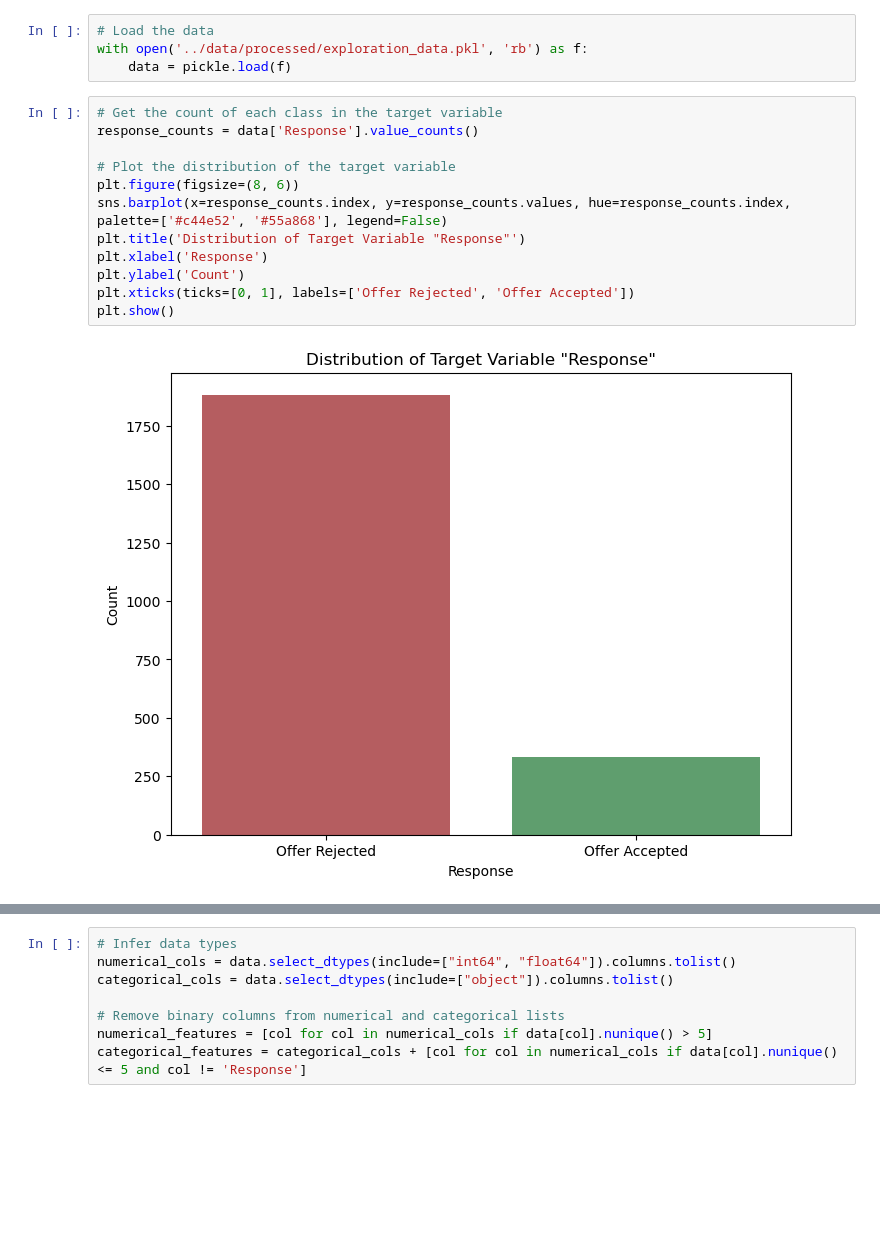
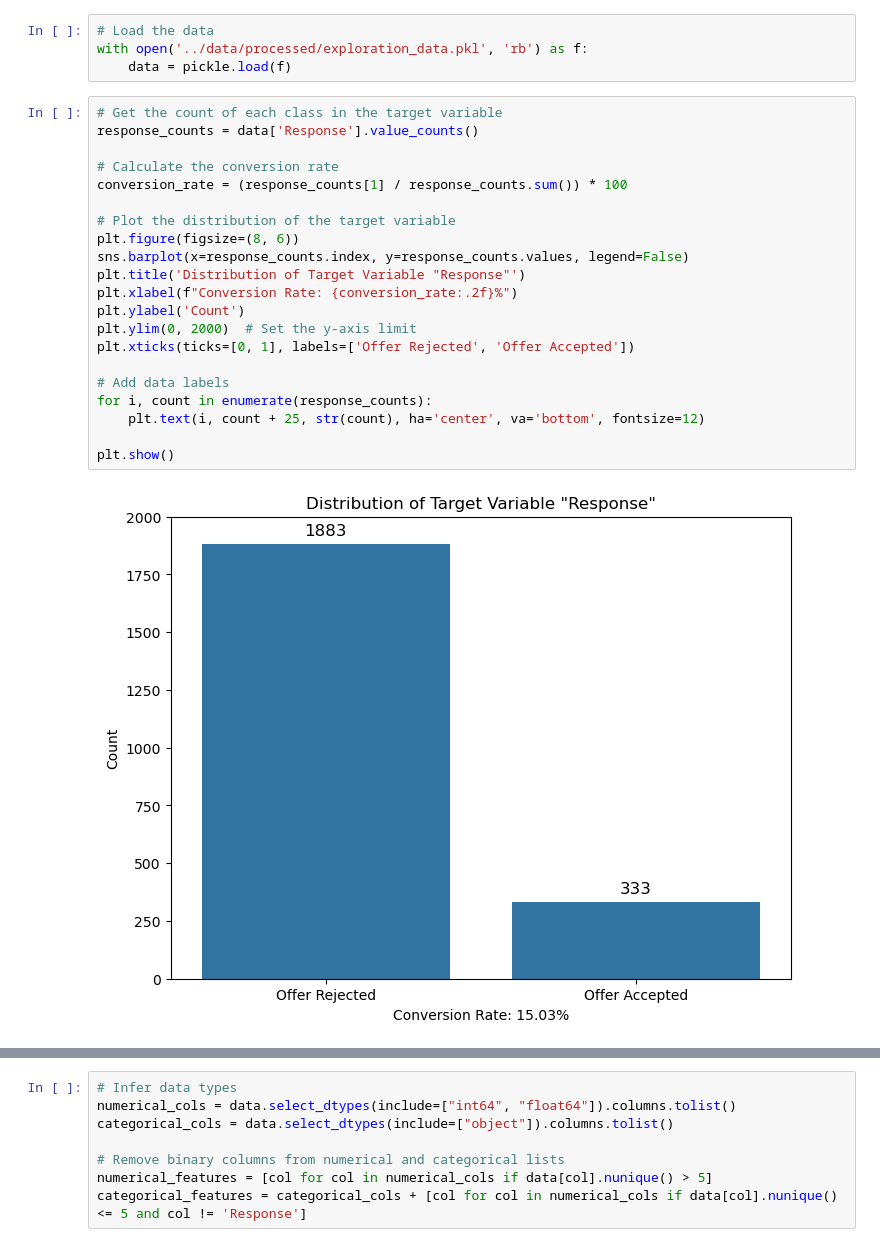
Before and after one commit to janbielski-uekat/praca-magisterska, a Jupyter notebook: notebooks/data_exploration.ipynb, the cells around one changed output, grey strips where cells are left out. Drawn from its saved outputs; the diff is of its cells as text; blank space fills up the shorter version.

```diff
--- a/notebooks/data_exploration.ipynb
+++ b/notebooks/data_exploration.ipynb
@@ -14,14 +14,23 @@ with open('../data/processed/exploration_data.pkl', 'rb') as f:
 # %%
 # Get the count of each class in the target variable
 response_counts = data['Response'].value_counts()
 
+# Calculate the conversion rate
+conversion_rate = (response_counts[1] / response_counts.sum()) * 100
+
 # Plot the distribution of the target variable
 plt.figure(figsize=(8, 6))
-sns.barplot(x=response_counts.index, y=response_counts.values, hue=response_counts.index, palette=['#c44e52', '#55a868'], legend=False)
+sns.barplot(x=response_counts.index, y=response_counts.values, legend=False)
 plt.title('Distribution of Target Variable "Response"')
-plt.xlabel('Response')
+plt.xlabel(f"Conversion Rate: {conversion_rate:.2f}%")
 plt.ylabel('Count')
+plt.ylim(0, 2000)  # Set the y-axis limit
 plt.xticks(ticks=[0, 1], labels=['Offer Rejected', 'Offer Accepted'])
+
+# Add data labels
+for i, count in enumerate(response_counts):
+    plt.text(i, count + 25, str(count), ha='center', va='bottom', fontsize=12)
+
 plt.show()
 # %% [output]
-[figure, old version]
+[figure, new version]
```
Also changed, not shown: parts of 6 cells of this notebook, 30 other files.
